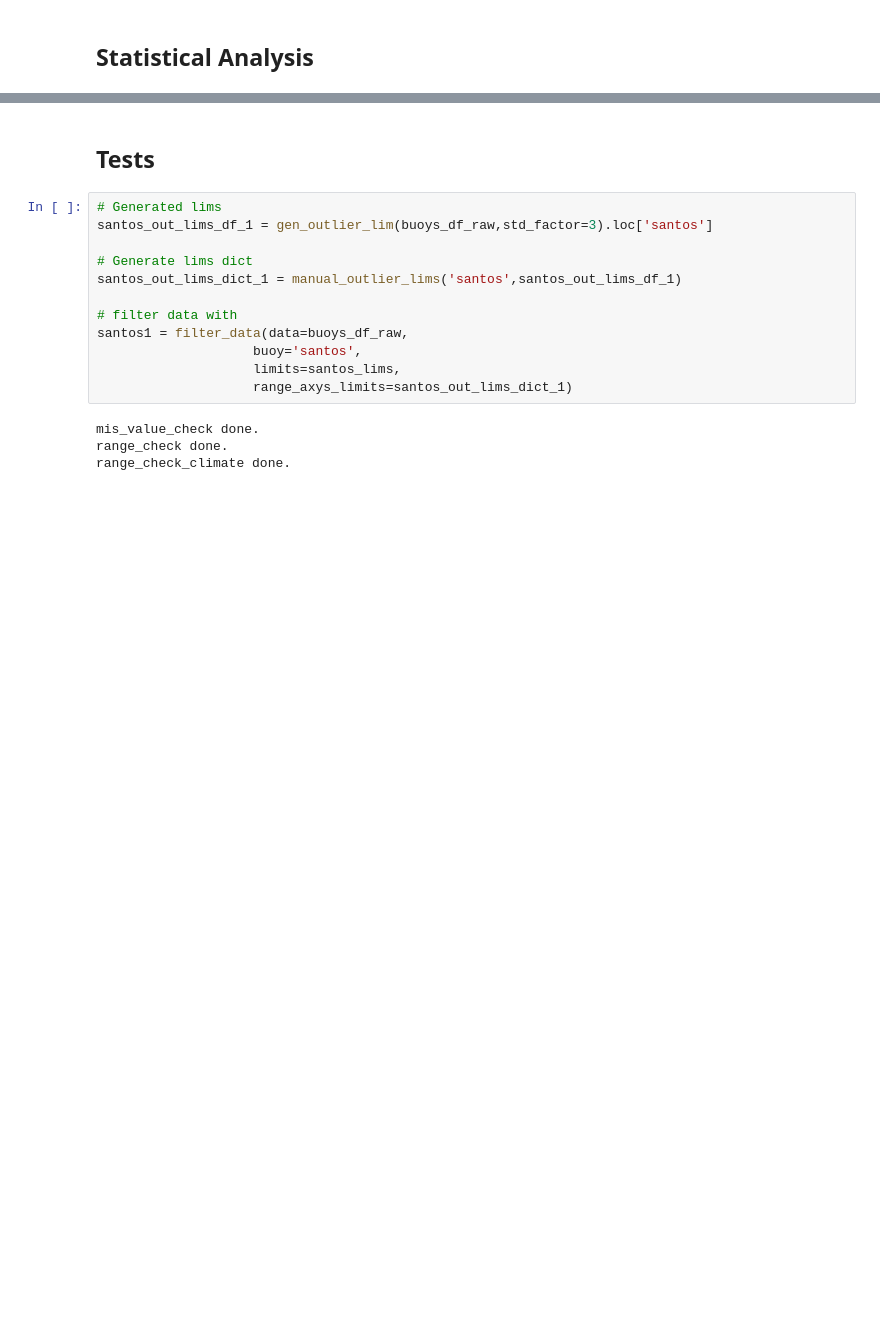
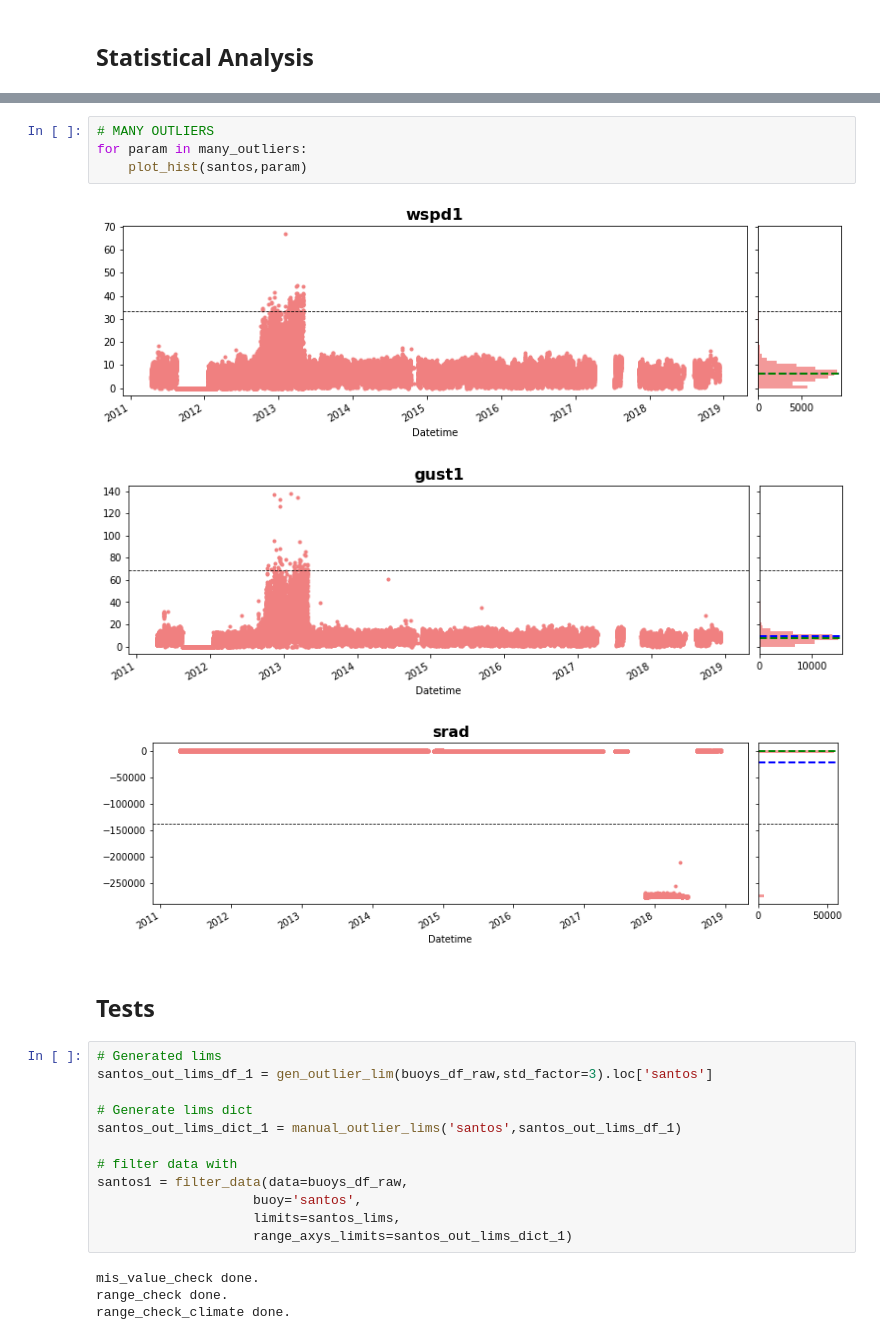
Before and after one commit to PNBOIA-Brasil/pnboia_qc, a Jupyter notebook: notebooks/limits_generation/santos_qc.ipynb, the cells around one changed output, grey strips where cells are left out. Saved outputs shown, nothing was run; the diff lists cells and outputs as text; blank space fills up the shorter version.

```diff
--- a/notebooks/limits_generation/santos_qc.ipynb
+++ b/notebooks/limits_generation/santos_qc.ipynb
@@ -143,3 +97,11 @@ NormaltestResult(statistic=29481.709659625674, pvalue=0.0)
+# %%
+# MANY OUTLIERS
+for param in many_outliers:
+    plot_hist(santos,param)
+# %% [output]
+[figure, added]
+[figure, added]
+[figure, added]
 # %% [markdown]
 ## Tests
 # %%
```
Also changed, not shown: parts of 18 cells of this notebook.
